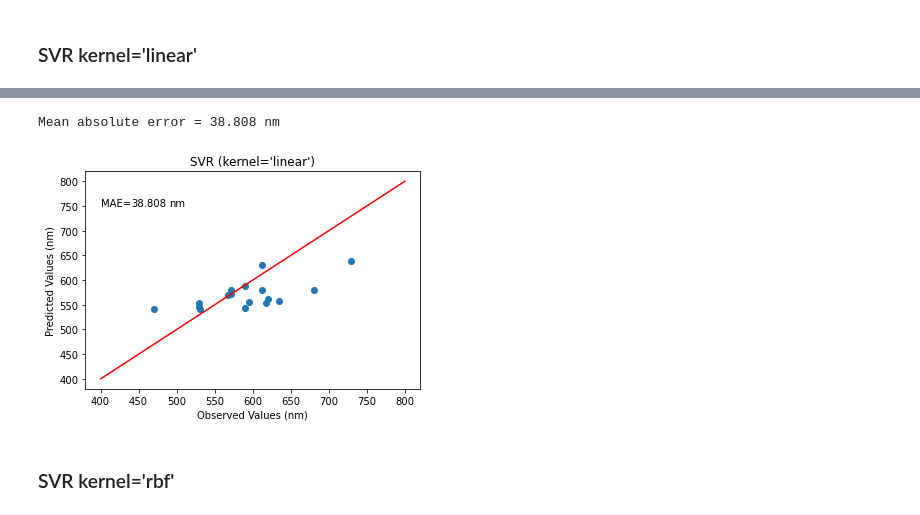
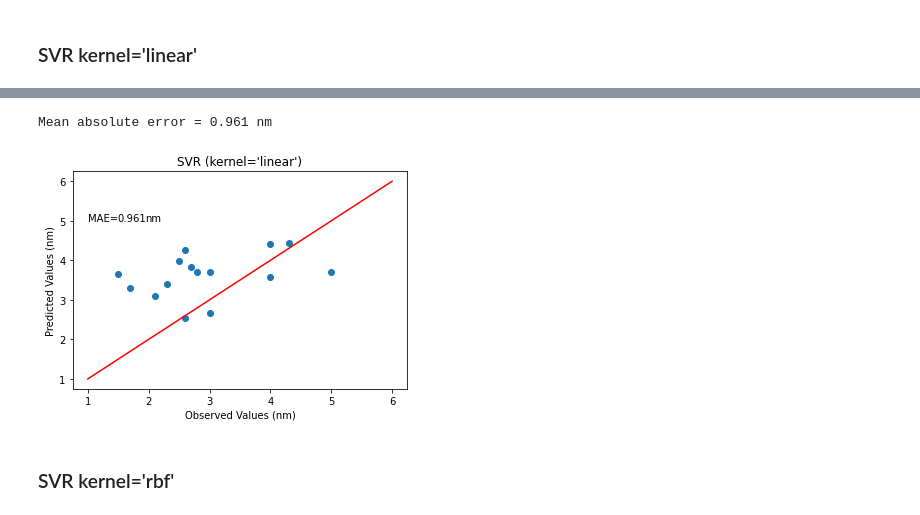
Before and after one commit to Health-Universe/Indium-Phosphide, a Jupyter notebook: notebook/flo/2. Flo diameter.ipynb, the cells around one changed output, grey strips where cells are left out. Drawn from its saved outputs; the diff is of its cells as text; code cells hidden in the pictures.

```diff
--- a/notebook/flo/2. Flo diameter.ipynb
+++ b/notebook/flo/2. Flo diameter.ipynb
@@ -26,6 +26,6 @@ df_em = pd.read_csv("dataset_scaled_em.csv")
 # %%
 #Checks the column names, and ensures that they do not have any leading or trailing spaces
-df_em.columns = df_em.columns.str.strip()
+df_diam.columns = df_diam.columns.str.strip()
 # %%
 # Input for ML models
 
@@ -450,6 +432,6 @@ Wall time: 8.82 s
 # %%
 #using random search parameters
-Lasso_regr = Lasso(selection='random', max_iter=3220, random_state=576)
+Lasso_regr = Lasso(selection='random', max_iter=1101)
 Lasso_regr.fit(X_train, np.ravel(Y_train))
 
 Lasso_Y_pred = Lasso_regr.predict(X_test)
@@ -462,9 +444,9 @@ plt.title("Lasso")
 plt.plot(Y_test, Lasso_Y_pred, 'o')
 plt.xlabel('Observed Values (nm)')
 plt.ylabel('Predicted Values (nm)')
-plt.plot([400,800],[400,800], color = 'r')
-plt.text(400, 750, 'MAE=' , fontdict=None)
-plt.text(440, 750, round(Lasso_mae,3), fontdict=None)
-plt.text(490, 750, 'nm', fontdict=None)
+plt.plot([1,6],[1,6], color = 'r')
+plt.text(1, 5, 'MAE=' , fontdict=None)
+plt.text(1.49, 5, round(Lasso_mae,3) , fontdict=None)
+plt.text(1.94, 5, 'nm', fontdict=None)
 plt.show()
 # %% [output]
@@ -496,6 +478,6 @@ Wall time: 9.12 s
 # %%
 #using random search parameters
-EN_regr = ElasticNet(selection='random', max_iter=3584)
+EN_regr = ElasticNet(selection='random', max_iter=8039)
 EN_regr.fit(X_train, np.ravel(Y_train))
 
 EN_Y_pred = EN_regr.predict(X_test)
@@ -508,9 +490,9 @@ plt.title("ElasticNet")
 plt.plot(Y_test, EN_Y_pred, 'o')
 plt.xlabel('Observed Values (nm)')
 plt.ylabel('Predicted Values (nm)')
-plt.plot([400,800],[400,800], color = 'r')
-plt.text(400, 750, 'MAE=' , fontdict=None)
-plt.text(440, 750, round(EN_mae,3), fontdict=None)
-plt.text(490, 750, 'nm', fontdict=None)
+plt.plot([1,6],[1,6], color = 'r')
+plt.text(1, 5, 'MAE=' , fontdict=None)
+plt.text(1.49, 5, round(EN_mae,3) , fontdict=None)
+plt.text(1.94, 5, 'nm', fontdict=None)
 plt.show()
 # %% [output]
@@ -542,6 +524,6 @@ Wall time: 22.5 s
 # %%
 #using random search parameters
-Ridge_regr = Ridge(solver='saga', max_iter=9513, random_state=918)
+Ridge_regr = Ridge(max_iter=1042, random_state=891)
 Ridge_regr.fit(X_train, np.ravel(Y_train))
 
 Ridge_Y_pred = Ridge_regr.predict(X_test)
@@ -554,9 +536,9 @@ plt.title("Ridge")
 plt.plot(Y_test, Ridge_Y_pred, 'o')
 plt.xlabel('Observed Values (nm)')
 plt.ylabel('Predicted Values (nm)')
-plt.plot([400,800],[400,800], color = 'r')
-plt.text(400, 750, 'MAE=' , fontdict=None)
-plt.text(440, 750, round(Ridge_mae,3), fontdict=None)
-plt.text(490, 750, 'nm', fontdict=None)
+plt.plot([1,6],[1,6], color = 'r')
+plt.text(1, 5, 'MAE=' , fontdict=None)
+plt.text(1.49, 5, round(Ridge_mae,3) , fontdict=None)
+plt.text(1.94, 5, 'nm', fontdict=None)
 plt.show()
 # %% [output]
@@ -588,26 +570,26 @@ Wall time: 9.49 s
 # %%
 #using random search parameters
-SVRlin_regr = SVR(kernel='linear', degree=9, cache_size=1306)
+SVRlin_regr = SVR(kernel='linear', degree=7, cache_size=554)
 SVRlin_regr.fit(X_train, np.ravel(Y_train))
 
 SVRlin_Y_pred = SVRlin_regr.predict(X_test)
 
 SVRlin_mae = mean_absolute_error(Y_test, SVRlin_Y_pred)
 print("Mean absolute error =", round(SVRlin_mae,3), 'nm')
 
 plt.figure()
 plt.title("SVR (kernel='linear')")
 plt.plot(Y_test, SVRlin_Y_pred, 'o')
 plt.xlabel('Observed Values (nm)')
 plt.ylabel('Predicted Values (nm)')
-plt.plot([400,800],[400,800], color = 'r')
-plt.text(400, 750, 'MAE=' , fontdict=None)
-plt.text(440, 750, round(SVRlin_mae,3), fontdict=None)
-plt.text(490, 750, 'nm', fontdict=None)
+plt.plot([1,6],[1,6], color = 'r')
+plt.text(1, 5, 'MAE=' , fontdict=None)
+plt.text(1.49, 5, round(SVRlin_mae,3) , fontdict=None)
+plt.text(1.94, 5, 'nm', fontdict=None)
 plt.show()
 # %% [output]
-Mean absolute error = 38.808 nm
+Mean absolute error = 0.961 nm
-[figure, old version]
+[figure, new version]
 # %% [markdown]
 ### SVR kernel='rbf'
 # %%
```
Also changed, not shown: parts of 33 cells of this notebook, 1 other file.
